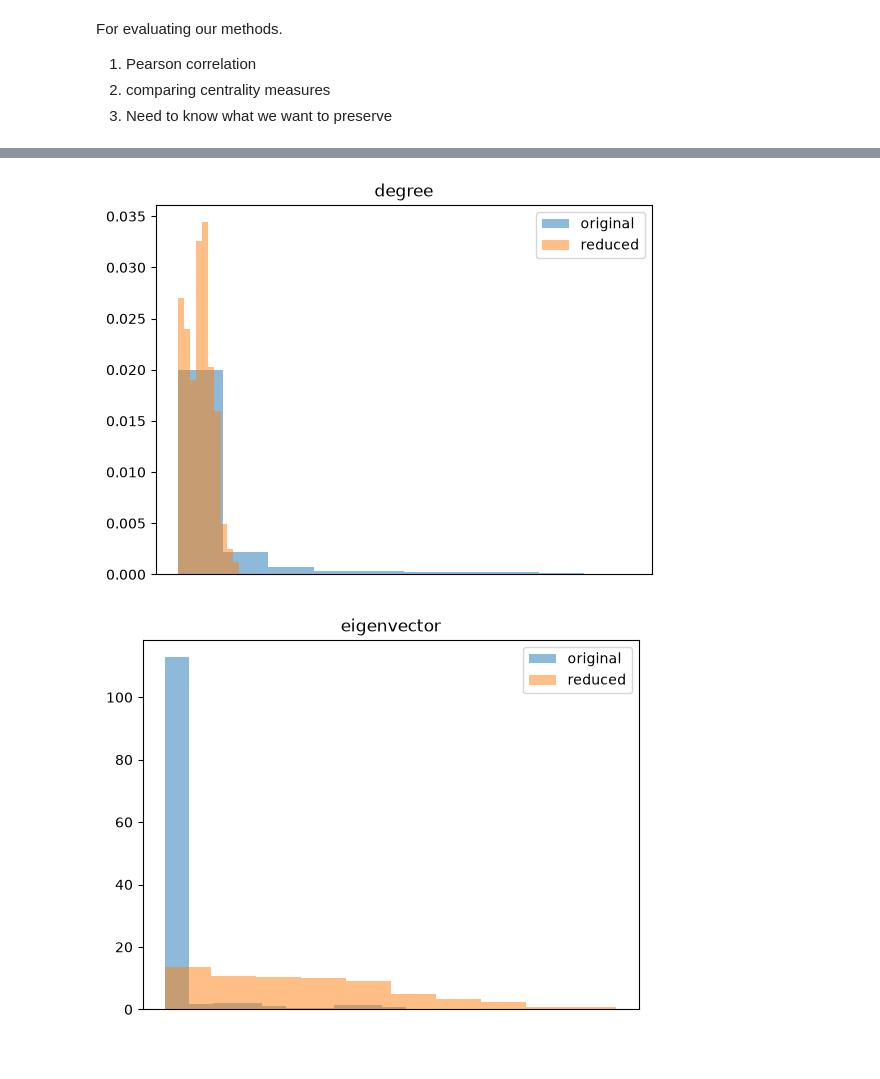
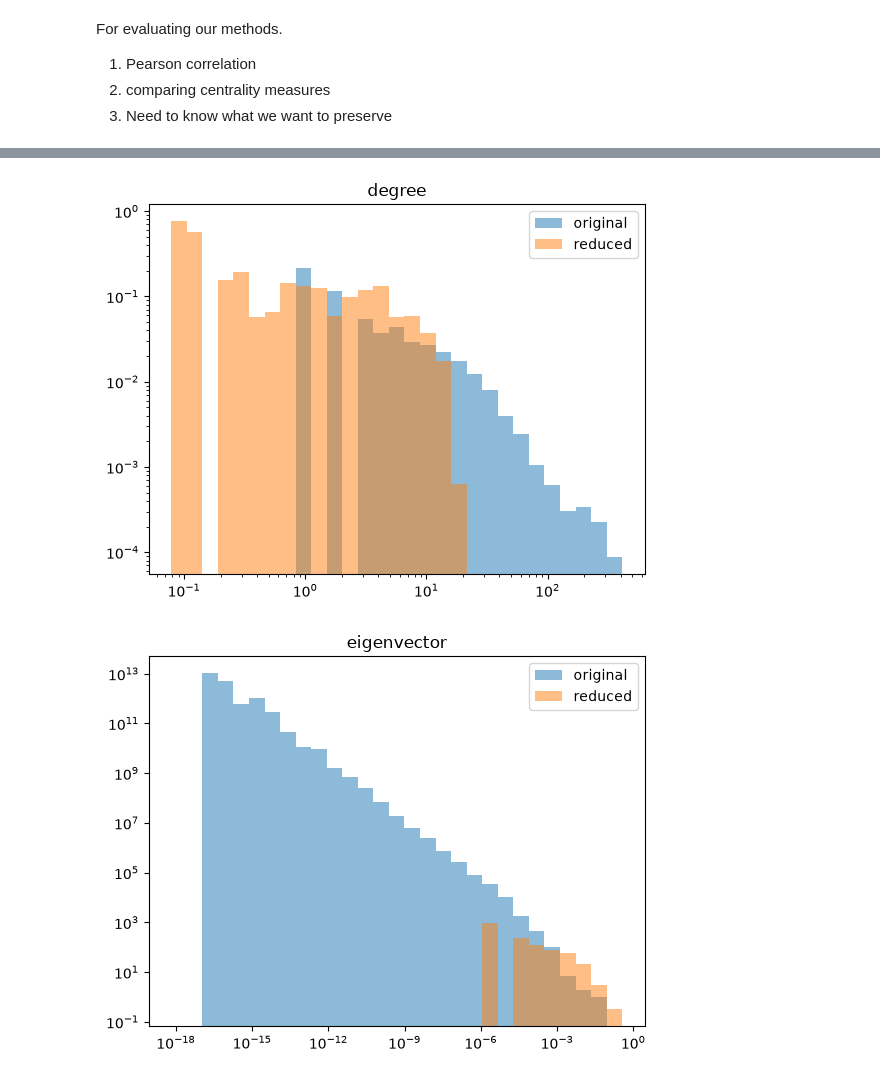
Before and after one commit to orlando2130/Math-3888-group-E, a Jupyter notebook: wk8_toolbox/wk8_toolbox.ipynb, the cells around one changed output, grey strips where cells are left out. Cells and saved outputs as stored; diff of their text form; code cells hidden in the pictures.

```diff
--- a/wk8_toolbox/wk8_toolbox.ipynb
+++ b/wk8_toolbox/wk8_toolbox.ipynb
@@ -177,26 +173,33 @@ reduced_metrics.head()
 # %%
-bins = np.linspace(0, 100, 30)
+n_bins = 30
 alpha = 0.5
 
 for metric in metrics.columns:
 
-    if metric=='protein':
+    if metric == 'protein':
         continue
 
-    if metric=='subgraph':
-        metrics[metric] = np.log(metrics[metric])
-        reduced_metrics[metric] = np.log(reduced_metrics[metric])
+    # combine both series to get a shared, positive-only range for this metric
+    combined = pd.concat([metrics[metric], reduced_metrics[metric]])
+    combined = combined[combined > 0]  # log-spaced bins need strictly positive values
+
+    if combined.empty:
+        print(f"Skipping {metric}: no positive values to plot on a log scale")
+        continue
+
+    bins = np.logspace(np.log10(combined.min()), np.log10(combined.max()), n_bins)
 
     fig, ax = plt.subplots()
 
-    ax.hist(metrics[metric], density=True, alpha=alpha,label="original")
-    ax.hist(reduced_metrics[metric], density=True, alpha=alpha, label="reduced")
+    ax.hist(metrics[metric], bins=bins, density=True, alpha=alpha, label="original")
+    ax.hist(reduced_metrics[metric], bins=bins, density=True, alpha=alpha, label="reduced")
 
     ax.set_title(metric)
-    ax.set_xticks([])
+    ax.set_xscale("log")
+    ax.set_yscale("log")
+
     plt.legend()
-
     plt.show()
 # %% [output]
-[figure, old version]
+[figure, new version]
-[figure, old version]
+[figure, new version]
```
Also changed, not shown: parts of 12 cells of this notebook, 1 other file.
